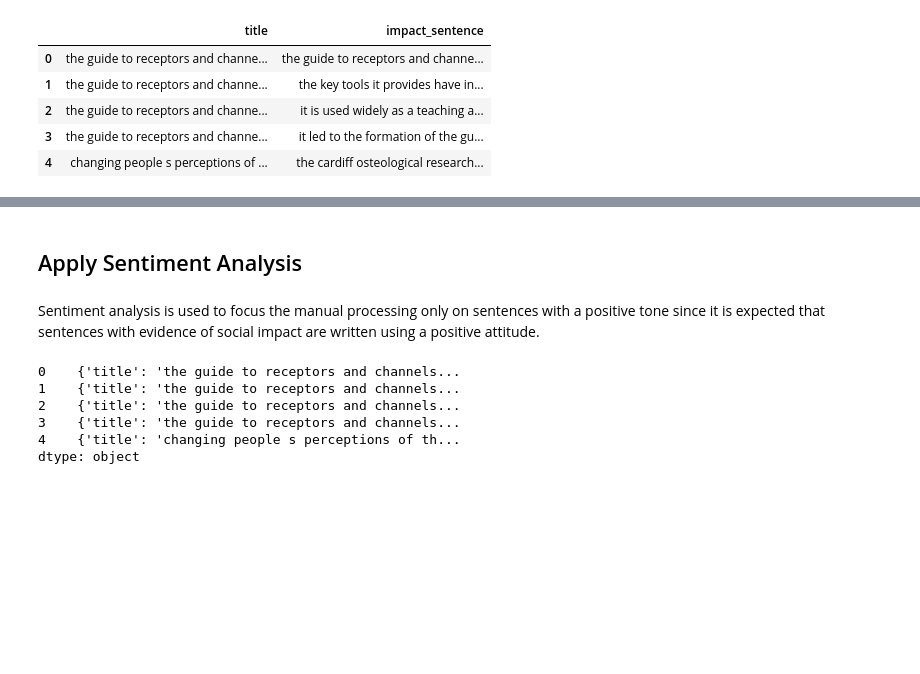
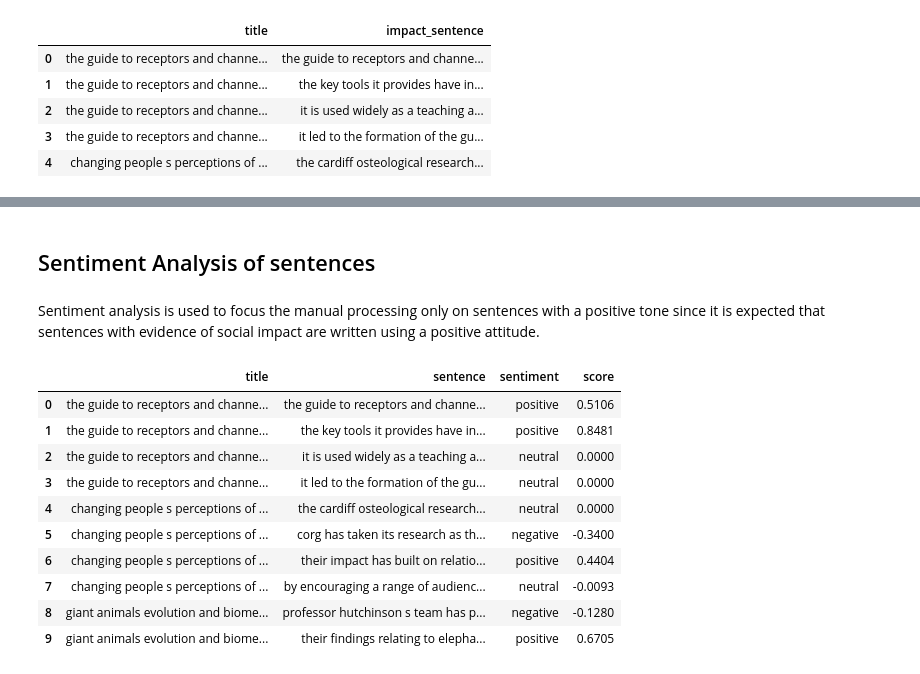
Before and after one commit to joausaga/impact-classifier, a Jupyter notebook: social_impact_data_generator.ipynb, the cells around one changed output, grey strips where cells are left out. Cells and saved outputs as stored; diff of their text form; code cells hidden in the pictures; blank space fills up the shorter version.

```diff
--- a/social_impact_data_generator.ipynb
+++ b/social_impact_data_generator.ipynb
@@ -83,5 +88,5 @@ clean_data.head()
 # %% [markdown]
-## Apply Sentiment Analysis
+## Sentiment Analysis of sentences
 # %% [markdown]
 Sentiment analysis is used to focus the manual processing only on sentences with a positive tone since it is expected that sentences with evidence of social impact are written using a positive attitude.
 # %%
@@ -103,10 +107,15 @@ sa_impact_text = pd.DataFrame(columns=['title', 'sentence', 'score', 'sentiment'
 sa_impact_text = clean_data.apply(analyze_sentiment, axis=1)
 # %%
-sa_impact_text.head()
+sa_impact_text.head(10)
 # %% [output]
-0    {'title': 'the guide to receptors and channels...
-1    {'title': 'the guide to receptors and channels...
-2    {'title': 'the guide to receptors and channels...
-3    {'title': 'the guide to receptors and channels...
-4    {'title': 'changing people s perceptions of th...
-dtype: object
+|  | title | sentence | sentiment | score |
+| 0 | the guide to receptors and channe... | the guide to receptors and channe... | positive | 0.5106 |
+| 1 | the guide to receptors and channe... | the key tools it provides have in... | positive | 0.8481 |
+| 2 | the guide to receptors and channe... | it is used widely as a teaching a... | neutral | 0.0000 |
+| 3 | the guide to receptors and channe... | it led to the formation of the gu... | neutral | 0.0000 |
+| 4 | changing people s perceptions of ... | the cardiff osteological research... | neutral | 0.0000 |
+| 5 | changing people s perceptions of ... | corg has taken its research as th... | negative | -0.3400 |
+| 6 | changing people s perceptions of ... | their impact has built on relatio... | positive | 0.4404 |
+| 7 | changing people s perceptions of ... | by encouraging a range of audienc... | neutral | -0.0093 |
+| 8 | giant animals evolution and biome... | professor hutchinson s team has p... | negative | -0.1280 |
+| 9 | giant animals evolution and biome... | their findings relating to elepha... | positive | 0.6705 |
```
Also changed, not shown: parts of 20 cells of this notebook, 2 other files.
